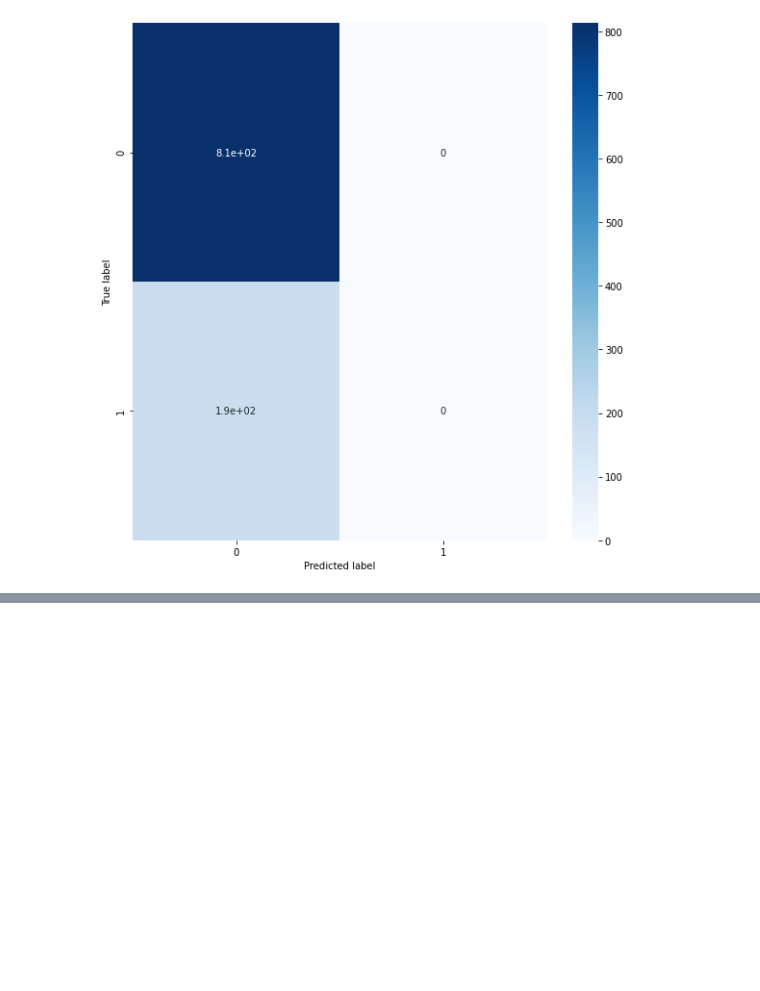
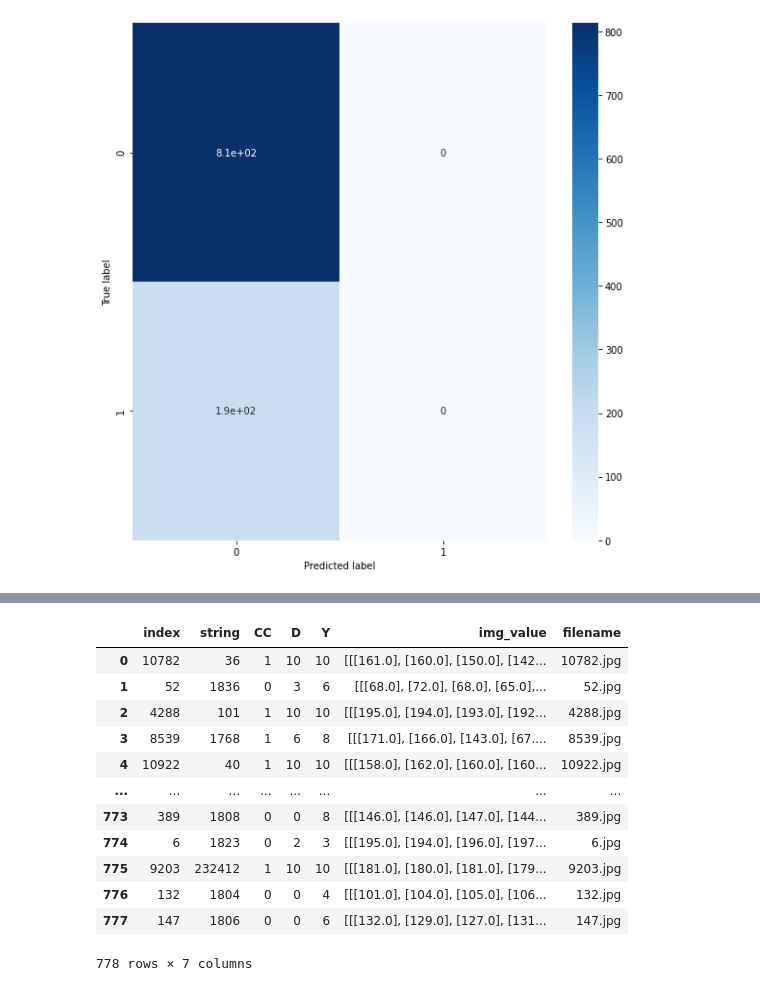
Before and after one commit to mathh17/Anvendt_ML_Eskamens_project, a Jupyter notebook: Q2_3_FinalModel.ipynb, the cells around one changed output, grey strips where cells are left out. Drawn from its saved outputs; the diff is of its cells as text; code cells hidden in the pictures; blank space fills up the shorter version.

```diff
--- a/Q2_3_FinalModel.ipynb
+++ b/Q2_3_FinalModel.ipynb
@@ -1089,0 +1127,40 @@ plt.show()
+# %%
+#os.chdir(path_images)
+image_array, filename = load_image_function('DIDA_12000_String_Digit_Images/DIDA_1/')
+
+# and convert to a img_df
+img_df = pd.DataFrame({'filename': filename, 'img_value': list(image_array)},
+                        columns=['filename', 'img_value'])
+# Create proper index value in img_df to allow merge on data_5050
+img_df['index'] = img_df['filename']
+for i, row in img_df.iterrows():
+    row['index'] = str(img_df['index'][i]).split('.')[0]
+img_df
+# End of creating img_df
+#
+# Start: merge img_df with data_5050
+# match index type on dataframes to merge
+data_5050['index'] = data_5050['index'].astype(int)
+img_df['index'] = img_df['index'].astype(int)
+# Merge dataframes
+df_img_classes = data_5050.merge(img_df)
+# Rearrange order of dataframe
+df_img_classes = df_img_classes.reindex(columns= ['index', 'string', 'CC', 'D', 'Y', 'img_value', 'filename'])
+# End og merging data frames
+# %%
+df_img_classes = df_img_classes.sample(frac=1).reset_index(drop=True)
+df_img_classes
+# %% [output]
+|  | index | string | CC | D | Y | img_value | filename |
+| 0 | 10782 | 36 | 1 | 10 | 10 | [[[161.0], [160.0], [150.0], [142... | 10782.jpg |
+| 1 | 52 | 1836 | 0 | 3 | 6 | [[[68.0], [72.0], [68.0], [65.0],... | 52.jpg |
+| 2 | 4288 | 101 | 1 | 10 | 10 | [[[195.0], [194.0], [193.0], [192... | 4288.jpg |
+| 3 | 8539 | 1768 | 1 | 6 | 8 | [[[171.0], [166.0], [143.0], [67.... | 8539.jpg |
+| 4 | 10922 | 40 | 1 | 10 | 10 | [[[158.0], [162.0], [160.0], [160... | 10922.jpg |
+| ... | ... | ... | ... | ... | ... | ... | ... |
+| 773 | 389 | 1808 | 0 | 0 | 8 | [[[146.0], [146.0], [147.0], [144... | 389.jpg |
+| 774 | 6 | 1823 | 0 | 2 | 3 | [[[195.0], [194.0], [196.0], [197... | 6.jpg |
+| 775 | 9203 | 232412 | 1 | 10 | 10 | [[[181.0], [180.0], [181.0], [179... | 9203.jpg |
+| 776 | 132 | 1804 | 0 | 0 | 4 | [[[101.0], [104.0], [105.0], [106... | 132.jpg |
+| 777 | 147 | 1806 | 0 | 0 | 6 | [[[132.0], [129.0], [127.0], [131... | 147.jpg |
+778 rows × 7 columns
```
Also changed, not shown: parts of 12 cells of this notebook, 1 other file.
